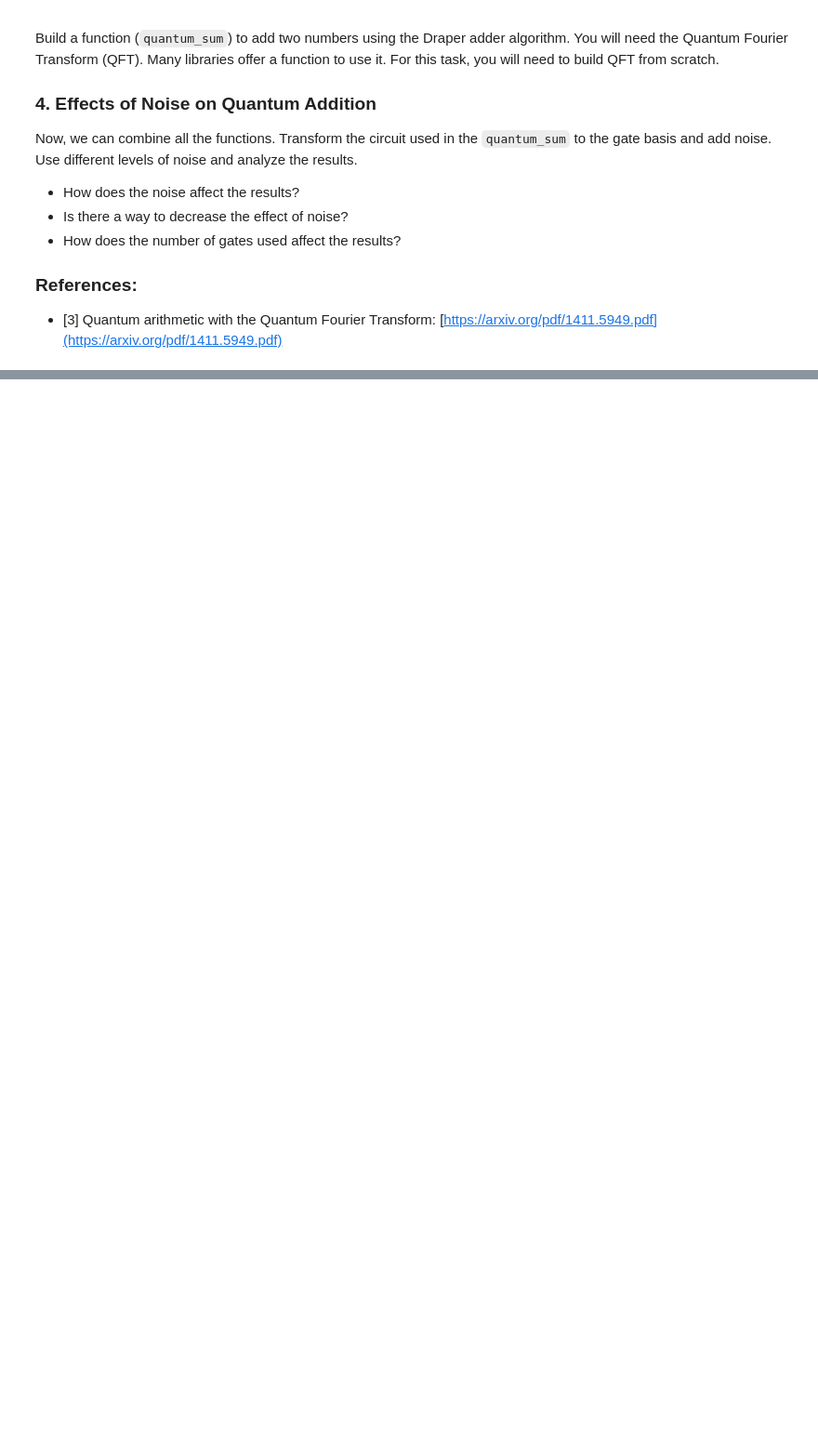
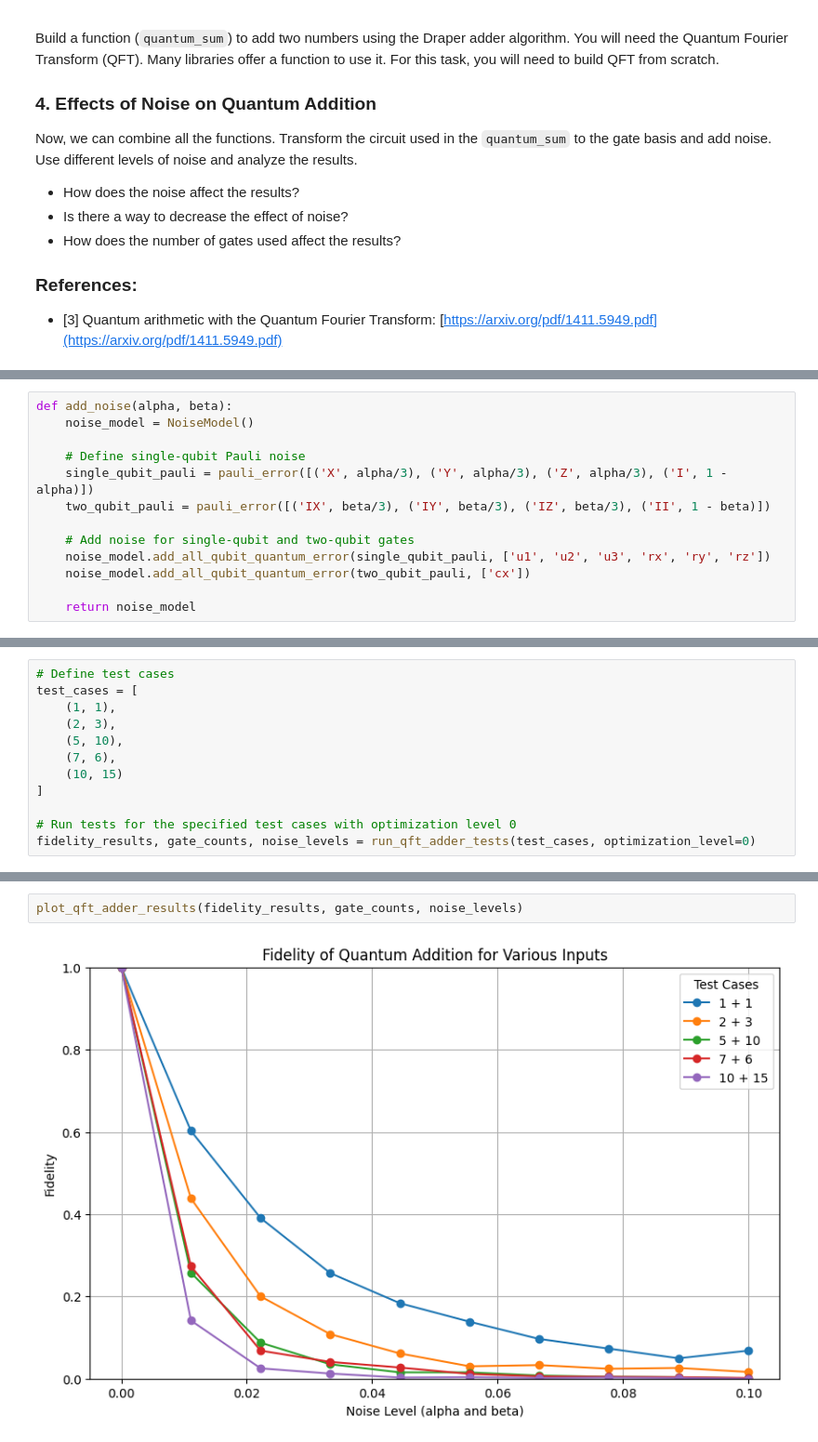
Before and after one commit to BankNatchapol/QOSF-10-All-Tasks, a Jupyter notebook: task_2/task_2.ipynb, the cells around one changed output, grey strips where cells are left out. Shown: that part at 93% size. Cells and saved outputs as stored; diff of their text form; blank space fills up the shorter version.

```diff
--- a/task_2/task_2.ipynb
+++ b/task_2/task_2.ipynb
@@ -49,0 +44,13 @@ import matplotlib.pyplot as plt
+# %%
+def add_noise(alpha, beta):
+    noise_model = NoiseModel()
+
+    # Define single-qubit Pauli noise
+    single_qubit_pauli = pauli_error([('X', alpha/3), ('Y', alpha/3), ('Z', alpha/3), ('I', 1 - alpha)])
+    two_qubit_pauli = pauli_error([('IX', beta/3), ('IY', beta/3), ('IZ', beta/3), ('II', 1 - beta)])
+
+    # Add noise for single-qubit and two-qubit gates
+    noise_model.add_all_qubit_quantum_error(single_qubit_pauli, ['u1', 'u2', 'u3', 'rx', 'ry', 'rz'])
+    noise_model.add_all_qubit_quantum_error(two_qubit_pauli, ['cx'])
+
+    return noise_model
@@ -49,0 +299,12 @@ import matplotlib.pyplot as plt
+# %%
+# Define test cases
+test_cases = [
+    (1, 1),
+    (2, 3),
+    (5, 10),
+    (7, 6),
+    (10, 15)
+]
+
+# Run tests for the specified test cases with optimization level 0
+fidelity_results, gate_counts, noise_levels = run_qft_adder_tests(test_cases, optimization_level=0)
@@ -49,0 +329,4 @@ import matplotlib.pyplot as plt
+# %%
+plot_qft_adder_results(fidelity_results, gate_counts, noise_levels)
+# %% [output]
+[figure, added]
```
Also changed, not shown: parts of 16 cells of this notebook, 2 other files.
